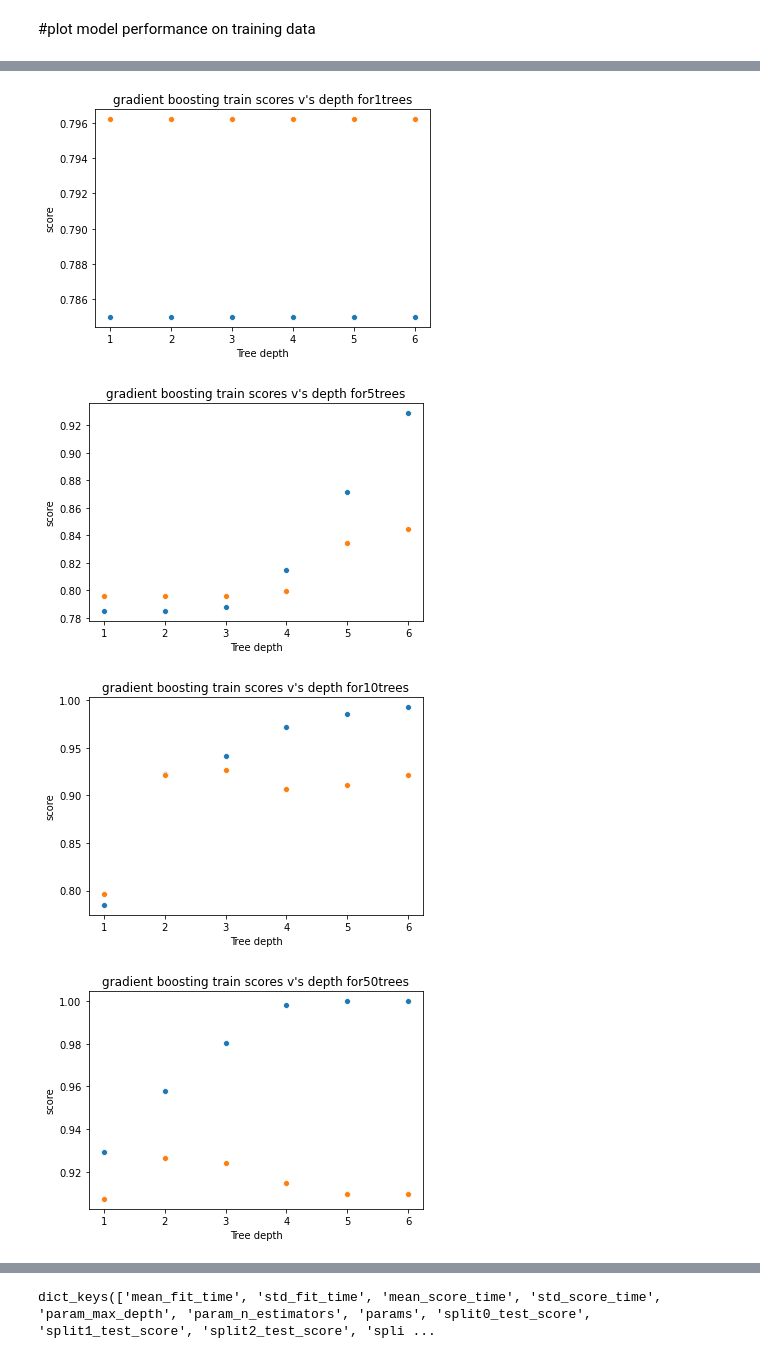
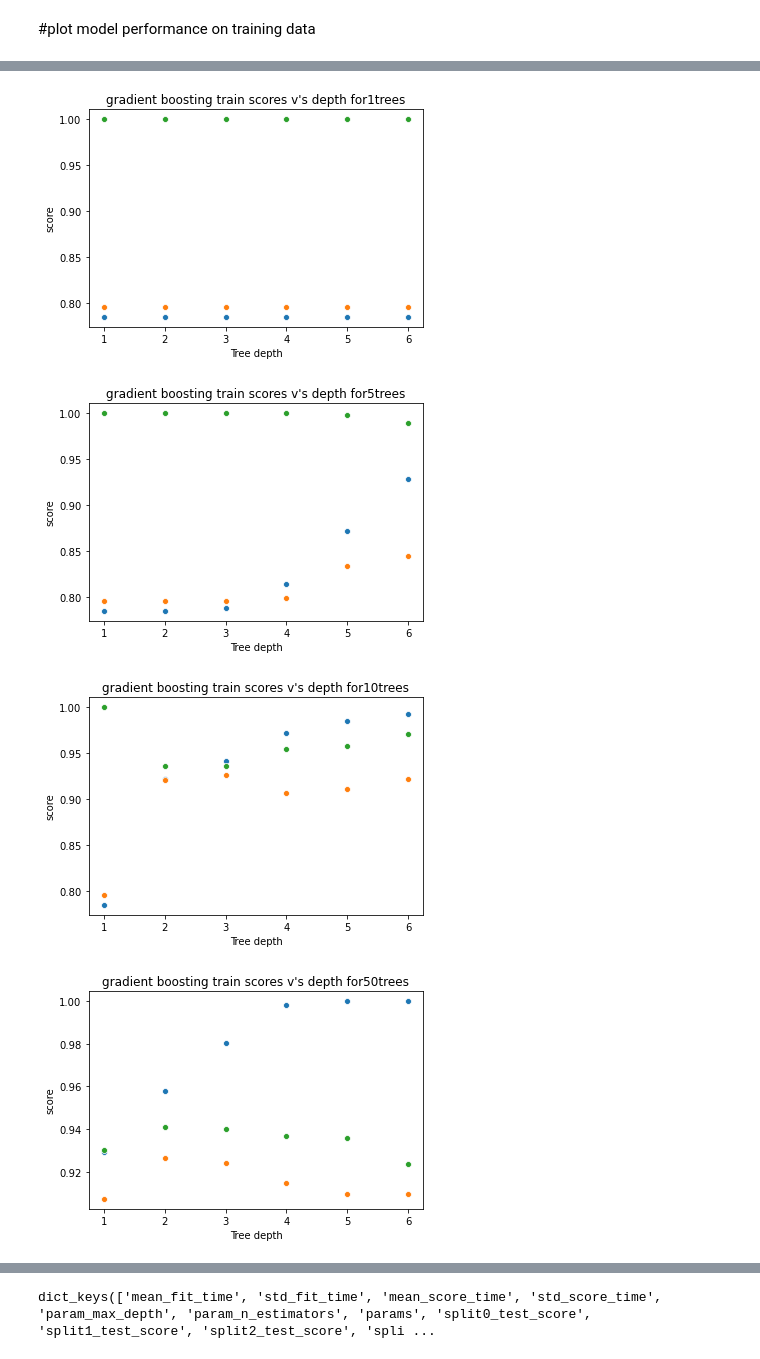
Before and after one commit to tnankie/Project-Daybreak, a Jupyter notebook: Stats.ipynb, the cells around one changed output, grey strips where cells are left out. Saved outputs shown, nothing was run; the diff lists cells and outputs as text; code cells hidden in the pictures.

```diff
--- a/Stats.ipynb
+++ b/Stats.ipynb
@@ -563,9 +563,11 @@ finally ensemble method.
 # %%
 from sklearn.model_selection import cross_val_score
 from sklearn.tree import DecisionTreeClassifier
+from sklearn.metrics import recall_score
 plot_x = range(1,15)
 scores = []
 test = []
+recall = []
 for k in plot_x:
     clf = DecisionTreeClassifier(max_depth = k, random_state=42)
 #cross_val_score(clf, iris.data, iris.target, cv=10)
@@ -574,6 +576,10 @@ for k in plot_x:
     clf.score(x_test, y_test)
     scores.append(clf.score(x_train, y_train))
     test.append(clf.score(x_test, y_test))
+    y_pred = clf.predict(x_test)
+    recall.append(recall_score(y_test, y_pred))
+
+
 sns.scatterplot(x= plot_x, y = scores)
 plt.title("Decission Tree train scores v's depth")
 plt.xlabel("Tree depth")
@@ -582,5 +588,6 @@ sns.scatterplot(x= plot_x, y = test)
 plt.title("Decission Tree scores v's depth")
 plt.xlabel("Tree depth")
 plt.ylabel("score")
+sns.scatterplot(x=plot_x, y=recall)
 plt.show()
 # %% [output]
@@ -588,34 +595,37 @@ plt.show()
 # %%
 from sklearn.ensemble import GradientBoostingClassifier
 from sklearn.model_selection import train_test_split
 #grid search number of trees up to 1.2 x number of columns
 #tree depth 1-10
 
 
 plot_x = range(1,7)
 tree_count = [1,5,10,50,100,300,500]
 for z in tree_count:
     scores = []
     test = []
+    recall = []
     for k in plot_x:
         clf = GradientBoostingClassifier(n_estimators=z, max_depth = k, random_state=42)
 #cross_val_score(clf, iris.data, iris.target, cv=10)
 
         clf.fit(x_train, y_train)
         clf.score(x_test, y_test)
+        y_pred = clf.predict(x_test)
         scores.append(clf.score(x_train, y_train))
         test.append(clf.score(x_test, y_test))
+        recall.append(recall_score(y_test, y_pred))
     sns.scatterplot(x= plot_x, y = scores)
     plt.title(str("gradient boosting train scores v's depth for" + str(z)+ "trees"))
     plt.xlabel("Tree depth")
     plt.ylabel("training score")
     sns.scatterplot(x= plot_x, y = test)
-
+    sns.scatterplot(x= plot_x, y= recall)
     plt.xlabel("Tree depth")
     plt.ylabel("score")
     plt.show()
 # %% [output]
-[figure, old version]
+[figure, new version]
-[figure, old version]
+[figure, new version]
-[figure, old version]
+[figure, new version]
-[figure, old version]
+[figure, new version]
```
Also changed, not shown: parts of 10 cells of this notebook.
